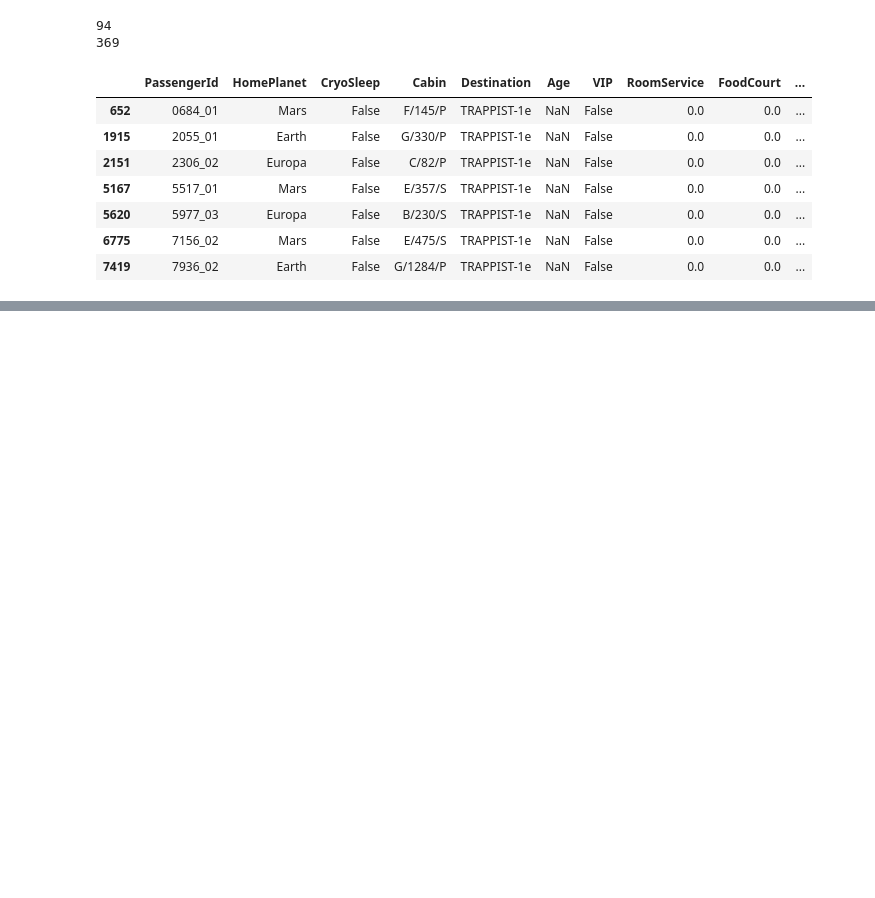
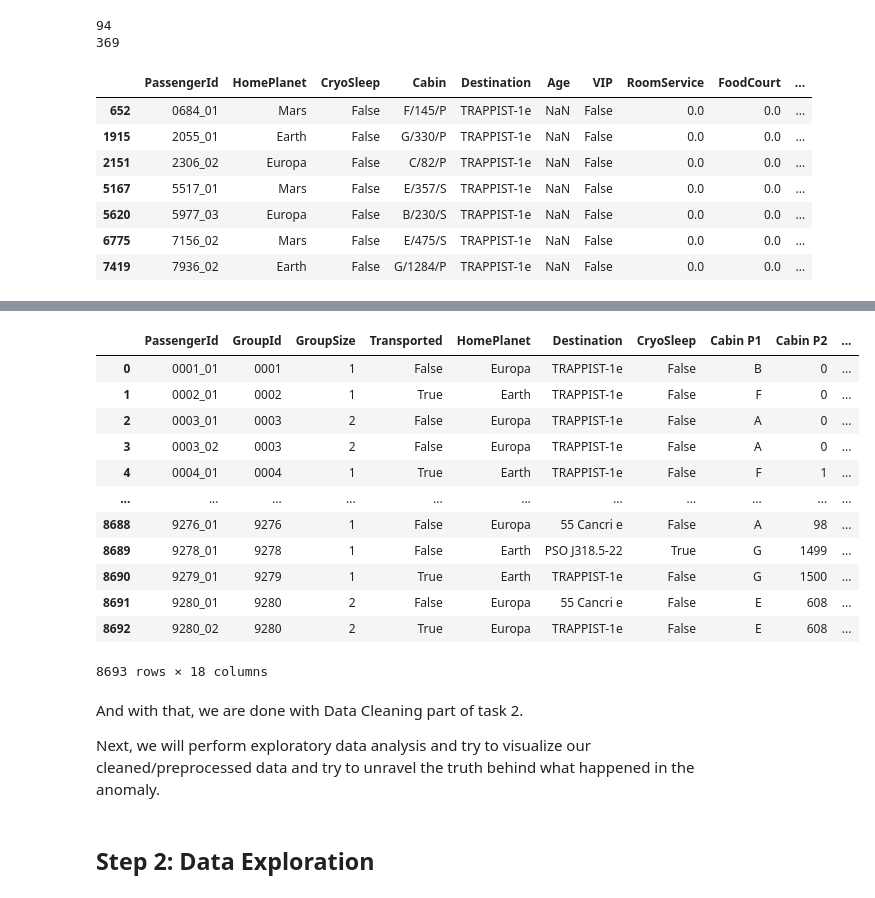
Before and after one commit to bestboybest/OlympusTech3.0--AstroGoodBoy, a Jupyter notebook: Task2/AstroGoodBoy_notebook_cleaning.ipynb, the cells around one changed output, grey strips where cells are left out. Drawn from its saved outputs; the diff is of its cells as text; code cells hidden in the pictures; blank space fills up the shorter version.

```diff
--- a/Task2/AstroGoodBoy_notebook_cleaning.ipynb
+++ b/Task2/AstroGoodBoy_notebook_cleaning.ipynb
@@ -993,0 +1034,9 @@ indices = cleanData[((spendings == 0) & (cleanData['CryoSleep'] == False) & (cle
+# %%
+#Age is unlikely to have any correlations with group/homeplanet or anything like that (can tell just by observing the data)
+
+#Let's just use randomFill to randomly fill it based on everyone's age
+# (it'll automatically fill weighted by the distribution since we are picking randomly from the distribution itself)
+
+cleanData['Age'] = randomFill(cleanData['Age'])
+
+print(cleanData['Age'].isna().sum(), "is the number of NaN Age values")
@@ -993,0 +1045,15 @@ indices = cleanData[((spendings == 0) & (cleanData['CryoSleep'] == False) & (cle
+# %%
+#Now let us do the same with all the spending columns that we have left, since we don't have any more ways to logic out to fill these values
+#We will once again apply same randomFill function that will fill all the remaining columns based on whatever the distribution is for maximum accuracy
+
+print(cleanData.loc[:, 'RoomService':'VRDeck'].isna().sum(), " is the number of NaN values in the spending columns")
+
+cleanData['RoomService'] = randomFill(cleanData['RoomService'])
+cleanData['FoodCourt'] = randomFill(cleanData['FoodCourt'])
+cleanData['ShoppingMall'] = randomFill(cleanData['ShoppingMall'])
+cleanData['Spa'] = randomFill(cleanData['Spa'])
+cleanData['VRDeck'] = randomFill(cleanData['VRDeck'])
+
+print("\n", cleanData.loc[:, 'RoomService':'VRDeck'].isna().sum(), " is the number of NaN values in the spending columns")
+
+#AND WE ARE DONE CONGRATS
@@ -993,0 +1106,6 @@ indices = cleanData[((spendings == 0) & (cleanData['CryoSleep'] == False) & (cle
+# %%
+#Name has existed for far too long (completely useless data (IMO))
+#I think we should also drop Cabin, since Cabin is just redundant as all information is present in Cabin P1, P2 and P3
+
+cleanData.drop(columns = ['Name', 'Cabin'] , inplace = True)
+cleanData.info()
@@ -993,0 +1130,6 @@ indices = cleanData[((spendings == 0) & (cleanData['CryoSleep'] == False) & (cle
+# %%
+#Add a total spendings column
+
+cleanData['TotalSpendings'] = cleanData['RoomService'] + cleanData['FoodCourt'] + cleanData['ShoppingMall'] + cleanData['Spa'] + cleanData['VRDeck']
+
+cleanData.info()
@@ -993,0 +1178,28 @@ indices = cleanData[((spendings == 0) & (cleanData['CryoSleep'] == False) & (cle
+# %%
+#Let's reorder the columns for better readibility as our final step of data cleaning
+
+cleanData = cleanData[['PassengerId', 'GroupId', 'GroupSize', 'Transported', 'HomePlanet', 'Destination', 'CryoSleep', 'Cabin P1', 'Cabin P2', 'Cabin P3', 'Age', 'VIP', 'TotalSpendings', 'RoomService', 'FoodCourt', 'ShoppingMall', 'Spa', 'VRDeck']]
+
+cleanData.to_csv('cleaned_dataset.csv', index = False)
+
+cleanData
+# %% [output]
+|  | PassengerId | GroupId | GroupSize | Transported | HomePlanet | Destination | CryoSleep | Cabin P1 | Cabin P2 | ... |
+| 0 | 0001_01 | 0001 | 1 | False | Europa | TRAPPIST-1e | False | B | 0 | ... |
+| 1 | 0002_01 | 0002 | 1 | True | Earth | TRAPPIST-1e | False | F | 0 | ... |
+| 2 | 0003_01 | 0003 | 2 | False | Europa | TRAPPIST-1e | False | A | 0 | ... |
+| 3 | 0003_02 | 0003 | 2 | False | Europa | TRAPPIST-1e | False | A | 0 | ... |
+| 4 | 0004_01 | 0004 | 1 | True | Earth | TRAPPIST-1e | False | F | 1 | ... |
+| ... | ... | ... | ... | ... | ... | ... | ... | ... | ... | ... |
+| 8688 | 9276_01 | 9276 | 1 | False | Europa | 55 Cancri e | False | A | 98 | ... |
+| 8689 | 9278_01 | 9278 | 1 | False | Earth | PSO J318.5-22 | True | G | 1499 | ... |
+| 8690 | 9279_01 | 9279 | 1 | True | Earth | TRAPPIST-1e | False | G | 1500 | ... |
+| 8691 | 9280_01 | 9280 | 2 | False | Europa | 55 Cancri e | False | E | 608 | ... |
+| 8692 | 9280_02 | 9280 | 2 | True | Europa | TRAPPIST-1e | False | E | 608 | ... |
+8693 rows × 18 columns
+# %% [markdown]
+And with that, we are done with Data Cleaning part of task 2.
+
+Next, we will perform exploratory data analysis and try to visualize our cleaned/preprocessed data and try to unravel the truth behind what happened in the anomaly.
+# %% [markdown]
+## Step 2: Data Exploration
```
Also changed, not shown: parts of 11 cells of this notebook, 1 other file.
